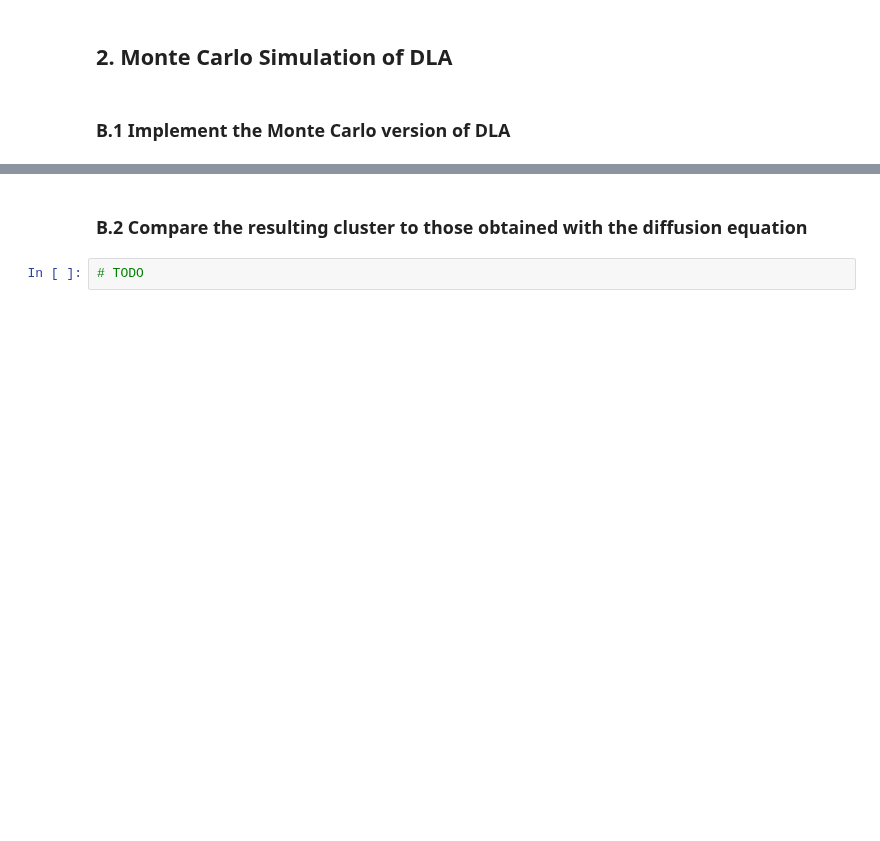
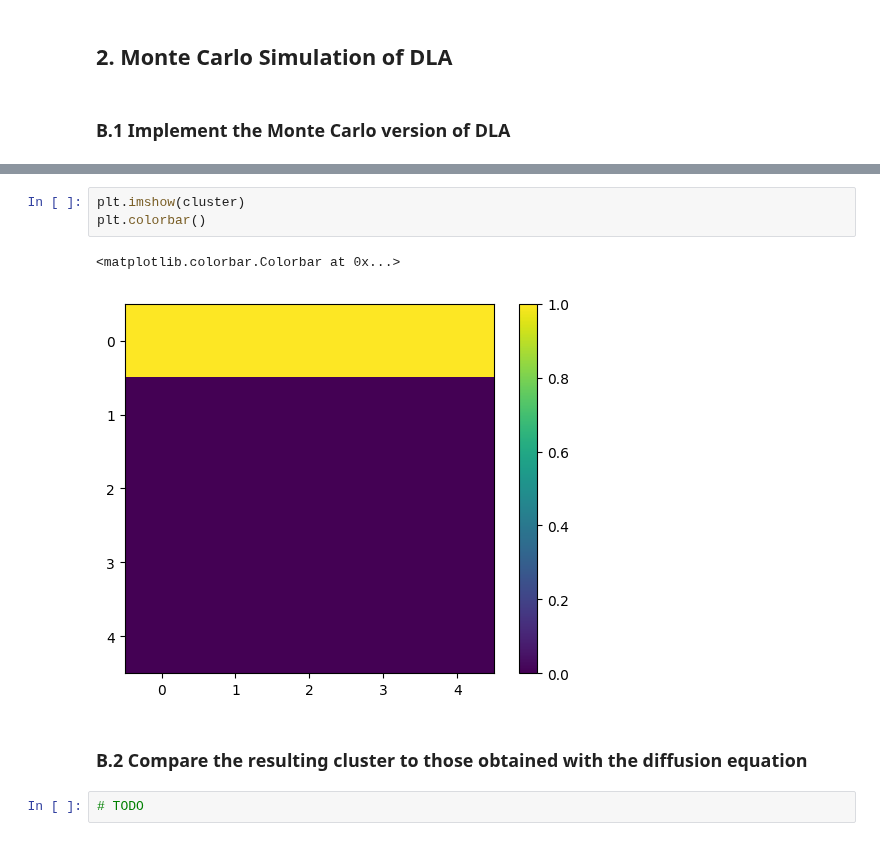
Before and after one commit to NitaiNijholt/ScientificComputing, a Jupyter notebook: assignment2_Pablo.ipynb, the cells around one changed output, grey strips where cells are left out. Cells and saved outputs as stored; diff of their text form; blank space fills up the shorter version.

```diff
--- a/assignment2_Pablo.ipynb
+++ b/assignment2_Pablo.ipynb
@@ -410,3 +630,9 @@ same probability among all the points with maximun concentration
+# %%
+plt.imshow(cluster)
+plt.colorbar()
+# %% [output]
+<matplotlib.colorbar.Colorbar at 0x...>
+[figure, added]
 # %% [markdown]
 ### B.2 Compare the resulting cluster to those obtained with the diffusion equation
 # %%
```
Also changed, not shown: parts of 12 cells of this notebook.
